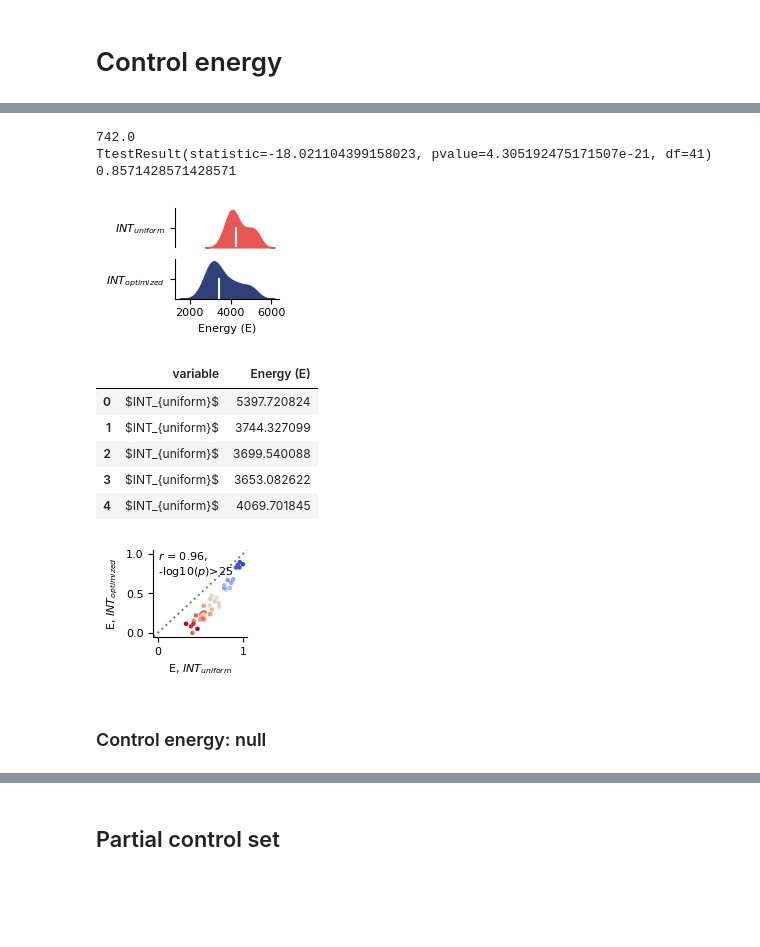
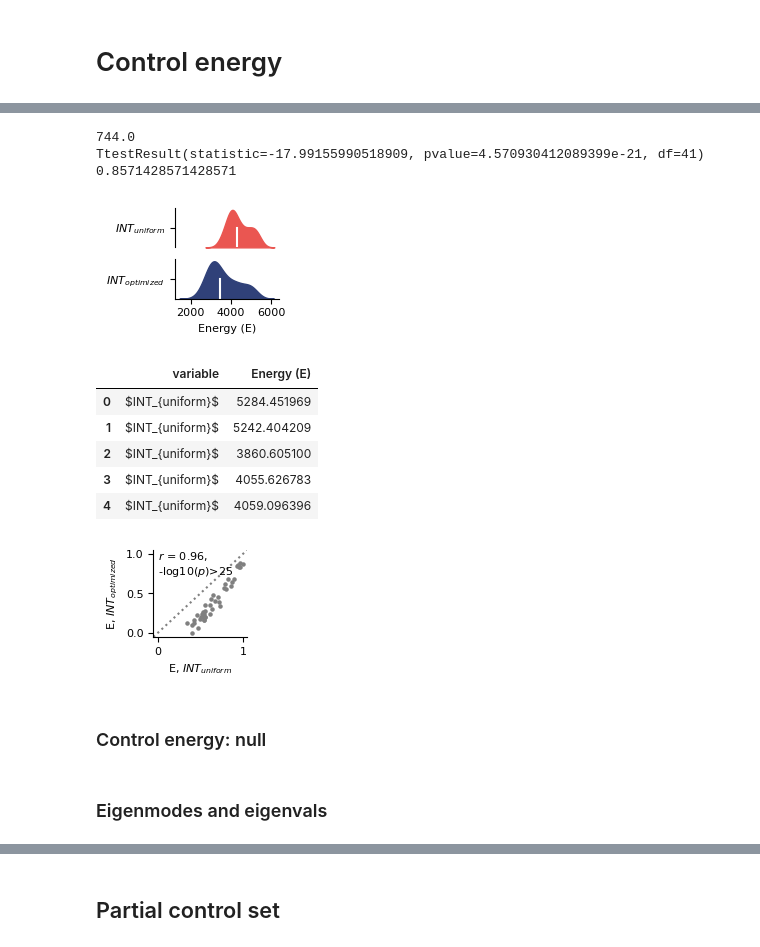
Before and after one commit to LindenParkesLab/nct_xr, a Jupyter notebook: scripts/results_optimized_control_energy.ipynb, the cells around one changed output, grey strips where cells are left out. Cells and saved outputs as stored; diff of their text form; code cells hidden in the pictures; blank space fills up the shorter version.

```diff
--- a/scripts/results_optimized_control_energy.ipynb
+++ b/scripts/results_optimized_control_energy.ipynb
@@ -58,7 +79,13 @@ ROI Name
 # %%
-file_prefix = 'hcp-Am_optimal-'
+file_prefix = '{0}-{1}-Am_optimal-'.format(which_data, atlas)
 
-n_states = 7
+if which_data == 'HCPYA':
+    n_states = 7
+elif which_data == 'MICS':
+    n_states = 5
+elif which_data == 'mouse':
+    n_states = 6
+
 c = 1
 time_horizon = 1
 rho = 1
@@ -77,5 +104,11 @@ file_str = '{0}optimized-energy_k-{1}_c-{2}_T-{3}_rho-{4}_refstate-{5}_initweigh
                                                                                                                                                             n_steps, lr, eig_weight, reg_weight, reg_type)
 print(file_str)
 log_args = np.load(os.path.join(outdir, file_str + '.npy'), allow_pickle=True).item()
-log_args.keys()
+# log_args = np.load(os.path.join(outdir, 'multi', file_str + '.npy'), allow_pickle=True).item()
+
+control_energy_static_decay = log_args['control_energy_static_decay']
+control_energy_variable_decay = log_args['control_energy_variable_decay']
+
+print(log_args.keys())
+print(control_energy_static_decay.shape, control_energy_variable_decay.shape)
 # %% [output]
@@ -84,19 +118,18 @@ dict_keys(['state_trajectory', 'control_signals', 'numerical_error', 'control_en
 # %%
-# load fMRI data
-fmri_ts = np.load(os.path.join(outdir, 'fmri_clusters_fmri_concat.npy'))
-fmri_ts_subjidx = np.load(os.path.join(outdir, 'fmri_clusters_fmri_concat_subjidx.npy'))
+# load rsfMRI clusters
+k = n_states
+if which_data == 'mouse':
+    fmri_clusters = np.load(os.path.join(indir, 'mouse_cortex_brain_states.npy'), allow_pickle=True).item()
+else:
+    fmri_clusters_file = '{0}_{1}_rsts_fmri_clusters_k-{2}.npy'.format(which_data, atlas, k)
+    fmri_clusters = np.load(os.path.join(outdir, fmri_clusters_file), allow_pickle=True).item()
 
-# load rsfMRI clusters
-fmri_clusters_file = 'hcp_fmri_clusters_k-{0}.npy'.format(n_states)
-fmri_clusters = np.load(os.path.join(outdir, fmri_clusters_file), allow_pickle=True).item()
 print(fmri_clusters.keys())
 centroids = fmri_clusters['centroids']
-labels = fmri_clusters['labels']
 n_states = centroids.shape[0]
 n_nodes = centroids.shape[1]
 n_transitions = n_states * n_states
 
-n_labels = labels.shape[0]
-print('n_states, {0}; n_labels, {1}; n_nodes, {2}'.format(n_states, n_labels, n_nodes))
+print('n_states, {0}; n_nodes, {1}'.format(n_states, n_nodes))
 # %% [output]
 dict_keys(['centroids', 'labels', 'inertia', 'centroid_subj_frac', 'variance_explained'])
@@ -152,12 +201,8 @@ for state_i in np.arange(n_states):
 # %%
 my_colors = get_my_colors(cat_trio=True, as_list=True)
 df = pd.DataFrame(index=np.arange((n_states * n_states) - n_states))
-# df['$INT_{uniform}$'] = log_args['control_energy'][~mask]
-df['$INT_{uniform}$'] = log_args['control_energy_static_decay'][~mask]
-df['$INT_{optimized}$'] = log_args['control_energy_variable_decay'][~mask]
-# df = pd.DataFrame(index=np.arange((n_states * n_states)))
-# df['$INT_{uniform}$'] = log_args['control_energy_static_decay'].flatten()
-# df['$INT_{optimized}$'] = log_args['control_energy_variable_decay'].flatten()
+df['$INT_{uniform}$'] = control_energy_static_decay[~mask]
+df['$INT_{optimized}$'] = control_energy_variable_decay[~mask]
 print(np.round(np.abs(df['$INT_{optimized}$'].mean() - df['$INT_{uniform}$'].mean())))
 print(sp.stats.ttest_rel(df['$INT_{optimized}$'], df['$INT_{uniform}$']))
 print(np.sum(df['$INT_{optimized}$'] < df['$INT_{uniform}$']) / n_transitions)
@@ -167,44 +212,42 @@ f = categorical_kde_plot(df=df, variable='Energy (E)', category='variable', hori
 f.savefig(os.path.join(outdir, 'energy_violin.svg'), dpi=600, bbox_inches="tight", pad_inches=0.01)
 df.head()
 # %% [output]
-742.0
-TtestResult(statistic=-18.021104399158023, pvalue=4.305192475171507e-21, df=41)
+744.0
+TtestResult(statistic=-17.99155990518909, pvalue=4.570930412089399e-21, df=41)
 0.8571428571428571
 [figure]
 |  | variable | Energy (E) |
-| 0 | $INT_{uniform}$ | 5397.720824 |
-| 1 | $INT_{uniform}$ | 3744.327099 |
-| 2 | $INT_{uniform}$ | 3699.540088 |
-| 3 | $INT_{uniform}$ | 3653.082622 |
-| 4 | $INT_{uniform}$ | 4069.701845 |
+| 0 | $INT_{uniform}$ | 5284.451969 |
+| 1 | $INT_{uniform}$ | 5242.404209 |
+| 2 | $INT_{uniform}$ | 3860.605100 |
+| 3 | $INT_{uniform}$ | 4055.626783 |
+| 4 | $INT_{uniform}$ | 4059.096396 |
 # %%
 f, ax = plt.subplots(1, 1, figsize=(1.75, 1.5))
-# energy_matrix = log_args['control_energy']
-energy_matrix = log_args['control_energy_static_decay']
-optimized_energy_matrix = log_args['control_energy_variable_decay']
 
-x = energy_matrix[~mask]
-y = optimized_energy_matrix[~mask]
+x = control_energy_static_decay[~mask]
+y = control_energy_variable_decay[~mask]
 data = np.concatenate((x, y))
 x = (x - np.min(data)) / (np.max(data) - np.min(data))
 y = (y - np.min(data)) / (np.max(data) - np.min(data))
 
-ax.scatter(x=x, y=y, s=5, c=brain_state_corr[~mask], cmap='coolwarm')
+# ax.scatter(x=x, y=y, s=5, c=brain_state_corr[~mask], cmap='coolwarm')
+ax.scatter(x=x, y=y, s=5, c='grey')
 ax.set_xlabel('E, $INT_{uniform}$')
 ax.set_ylabel('E, $INT_{optimized}$')
 ax.set_xlim([-0.05, 1.05])
 ax.set_ylim([-0.05, 1.05])
 plt.axline((0, 0), slope=1, linestyle=':', color='gray')
 sns.despine(ax=ax)
 r, r_p = sp.stats.pearsonr(x, y)
 textstr = '$\mathit{:}$ = {:.2f},\n{:}'.format('{r}', r, get_p_val_string(r_p))
 # textstr = '$\mathit{:}$ = {:.2f}'.format('{r}', r)
 ax.text(0.05, 1, textstr, transform=ax.transAxes, verticalalignment='top')
 
 f.tight_layout()
 f.savefig(os.path.join(outdir, 'energy_correlation_identity.svg'), dpi=600, bbox_inches="tight", pad_inches=0.01)
 plt.show()
 # %% [output]
-[figure, old version]
+[figure, new version]
 # %% [markdown]
 ### Control energy: null
@@ -233,0 +281,2 @@ if run_null is True:
+# %% [markdown]
+### Eigenmodes and eigenvals
```
Also changed, not shown: parts of 27 cells of this notebook.
